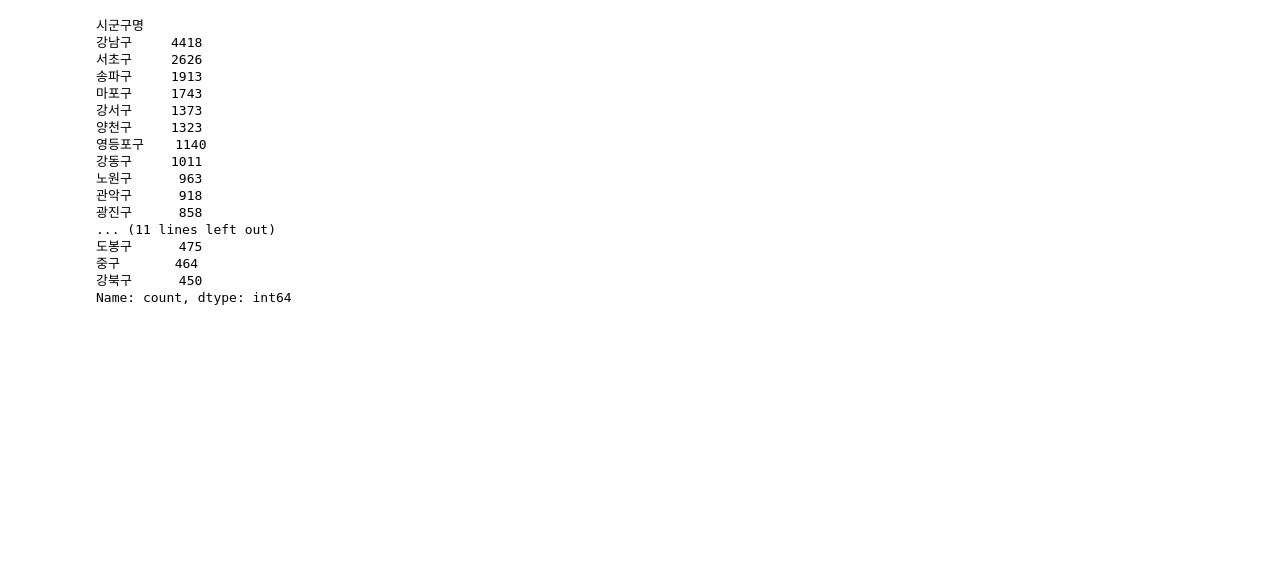
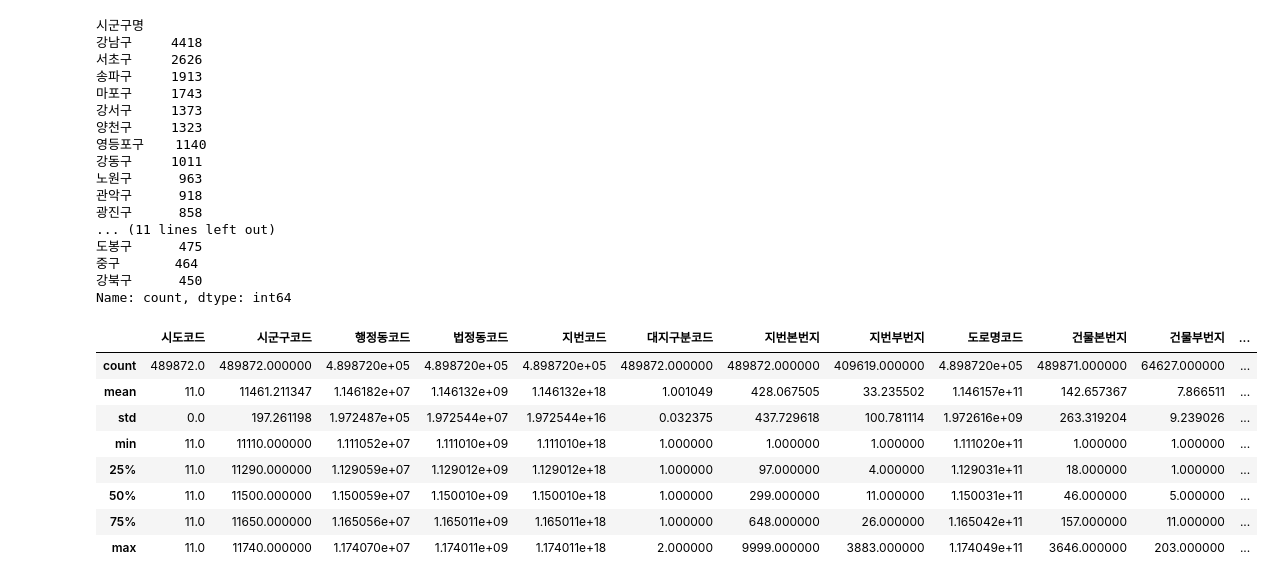
Before and after one commit to JangWoojun/big-data-analysis, a Jupyter notebook: 서울 학습.ipynb, the cells around one changed output. Saved outputs shown, nothing was run; the diff lists cells and outputs as text; code cells hidden in the pictures; blank space fills up the shorter version.

```diff
--- a/서울 학습.ipynb
+++ b/서울 학습.ipynb
@@ -242,3 +249,15 @@ study["시군구명"].value_counts()
 중구       464
 강북구      450
 Name: count, dtype: int64
+# %%
+df.describe()
+# %% [output]
+|  | 시도코드 | 시군구코드 | 행정동코드 | 법정동코드 | 지번코드 | 대지구분코드 | 지번본번지 | 지번부번지 | 도로명코드 | 건물본번지 | 건물부번지 | ... |
+| count | 489872.0 | 489872.000000 | 4.898720e+05 | 4.898720e+05 | 4.898720e+05 | 489872.000000 | 489872.000000 | 409619.000000 | 4.898720e+05 | 489871.000000 | 64627.000000 | ... |
+| mean | 11.0 | 11461.211347 | 1.146182e+07 | 1.146132e+09 | 1.146132e+18 | 1.001049 | 428.067505 | 33.235502 | 1.146157e+11 | 142.657367 | 7.866511 | ... |
+| std | 0.0 | 197.261198 | 1.972487e+05 | 1.972544e+07 | 1.972544e+16 | 0.032375 | 437.729618 | 100.781114 | 1.972616e+09 | 263.319204 | 9.239026 | ... |
+| min | 11.0 | 11110.000000 | 1.111052e+07 | 1.111010e+09 | 1.111010e+18 | 1.000000 | 1.000000 | 1.000000 | 1.111020e+11 | 1.000000 | 1.000000 | ... |
+| 25% | 11.0 | 11290.000000 | 1.129059e+07 | 1.129012e+09 | 1.129012e+18 | 1.000000 | 97.000000 | 4.000000 | 1.129031e+11 | 18.000000 | 1.000000 | ... |
+| 50% | 11.0 | 11500.000000 | 1.150059e+07 | 1.150010e+09 | 1.150010e+18 | 1.000000 | 299.000000 | 11.000000 | 1.150031e+11 | 46.000000 | 5.000000 | ... |
+| 75% | 11.0 | 11650.000000 | 1.165056e+07 | 1.165011e+09 | 1.165011e+18 | 1.000000 | 648.000000 | 26.000000 | 1.165042e+11 | 157.000000 | 11.000000 | ... |
+| max | 11.0 | 11740.000000 | 1.174070e+07 | 1.174011e+09 | 1.174011e+18 | 2.000000 | 9999.000000 | 3883.000000 | 1.174049e+11 | 3646.000000 | 203.000000 | ... |
```
Also changed, not shown: parts of 19 cells of this notebook.
